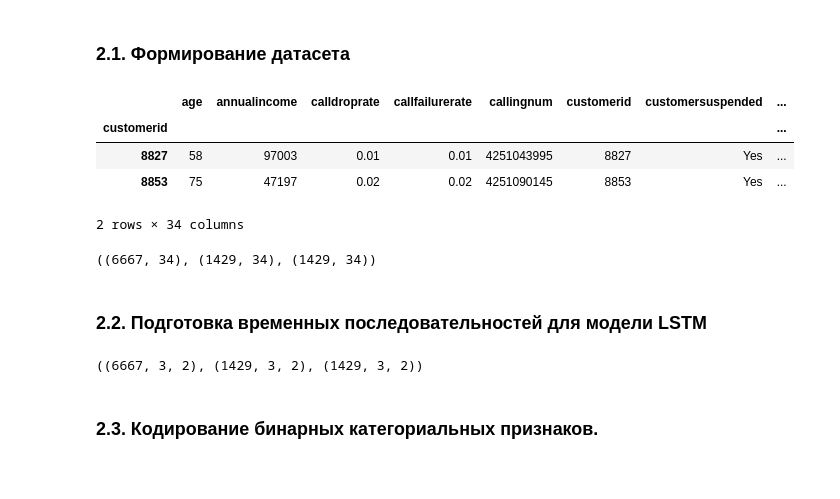
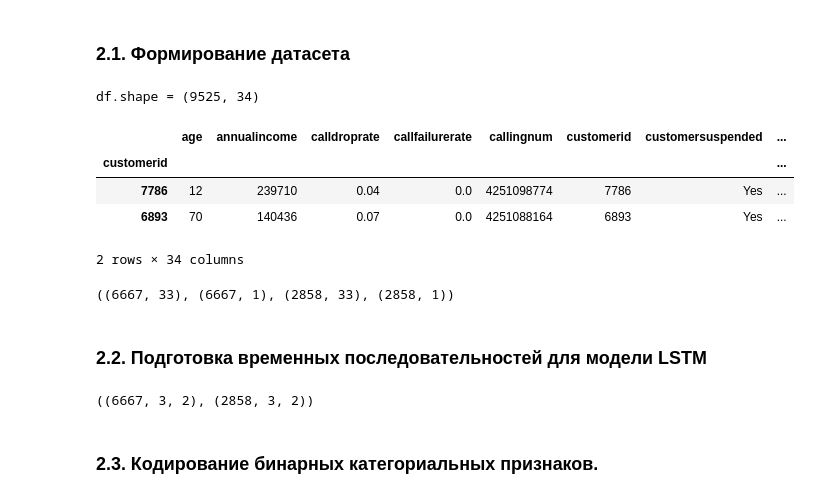
Before and after one commit to YaninaK/churn-prediction, a Jupyter notebook: notebooks/02_Baseline_model_NN.ipynb, the cells around one changed output. Drawn from its saved outputs; the diff is of its cells as text; code cells hidden in the pictures.

```diff
--- a/notebooks/02_Baseline_model_NN.ipynb
+++ b/notebooks/02_Baseline_model_NN.ipynb
@@ -53,0 +46,3 @@ ID = 'customerid'
+# %%
+data = load_data(PATH)
+data.info()
@@ -55,54 +68,22 @@ ID = 'customerid'
 ## 2. Подготовка данных
 # %% [markdown]
 ### 2.1. Формирование датасета
-# %%
-def seq_padding(x, T=3):
-  x = x.tolist()
-  if len(x) < T:
-    n = T - len(x)
-    return x + n * [0]
-  return x
-
-vars_to_drop = [
-    'totalcallduration', 'avgcallduration', 'noadditionallines', 'year', 'month',
-]
-
-def generate_dataset(df, vars_to_drop=vars_to_drop):
-  features = [i for i in df.columns if not i in vars_to_drop]
-  agg_const =  df[features].groupby(ID)[features].first()
-  agg_add = df.groupby(ID).agg(
-      no_info_1 = ('month', lambda x: 1 if x.min() > 1 else 0),
-      no_info_3 = ('month', lambda x: 1 if x.max() < 3 else 0),
-      seq_total_max = ('totalcallduration', 'max'),
-      seq_total_min = ('totalcallduration', 'min'),
-      seq_avg_max = ('avgcallduration', 'max'),
-      seq_avg_min = ('avgcallduration', 'min'),
-      seq_total_range = ('totalcallduration', lambda x: np.log(x.max()-x.min() + 1)),
-      seq_avg_range = ('avgcallduration', lambda x: np.log(x.max()-x.min() + 1)),
-      seq_total = ('totalcallduration', seq_padding),
-      seq_avg = ('avgcallduration', seq_padding),
-  )
-
-  return pd.concat([agg_const, agg_add], axis=1)
 # %%
-df = generate_dataset(df)
+df = generate_dataset(data)
+
+print(f'df.shape = {df.shape}')
 df.sample(2)
 # %% [output]
+df.shape = (9525, 34)
 |  | age | annualincome | calldroprate | callfailurerate | callingnum | customerid | customersuspended | ... |
 | customerid |  |  |  |  |  |  |  | ... |
-| 8827 | 58 | 97003 | 0.01 | 0.01 | 4251043995 | 8827 | Yes | ... |
-| 8853 | 75 | 47197 | 0.02 | 0.02 | 4251090145 | 8853 | Yes | ... |
+| 7786 | 12 | 239710 | 0.04 | 0.0 | 4251098774 | 7786 | Yes | ... |
+| 6893 | 70 | 140436 | 0.07 | 0.0 | 4251088164 | 6893 | Yes | ... |
-2 rows × 34 columns
+2 rows × 34 columns
-# %%
-train, test = train_test_split(
-    df, test_size=0.3, random_state=24, stratify=df[TARGET_NAME]
-)
-valid, test = train_test_split(
-    test, test_size=0.5, random_state=24, stratify=test[TARGET_NAME]
-)
-
-train.shape,  valid.shape, test.shape
-# %% [output]
-((6667, 34), (1429, 34), (1429, 34))
+# %%
+X_train, X_valid, y_train, y_valid = train_test_split(df)
+X_train.shape, y_train.shape, X_valid.shape, y_valid.shape
+# %% [output]
+((6667, 33), (6667, 1), (2858, 33), (2858, 1))
 # %% [markdown]
 ### 2.2. Подготовка временных последовательностей для модели LSTM
@@ -132,11 +90,10 @@ def transform_seq(df, scaler):
 # %%
-scaler, seq_train = fit_transform_seq(train)
-seq_valid = transform_seq(valid, scaler)
-seq_test = transform_seq(test, scaler)
+scaler, seq_train = fit_transform_seq(X_train)
+seq_valid = transform_seq(X_valid, scaler)
 
-seq_train.shape, seq_valid.shape, seq_test.shape
+seq_train.shape, seq_valid.shape
 # %% [output]
-((6667, 3, 2), (1429, 3, 2), (1429, 3, 2))
+((6667, 3, 2), (2858, 3, 2))
 # %% [markdown]
 ### 2.3. Кодирование бинарных категориальных признаков.
 # %%
```
Also changed, not shown: parts of 23 cells of this notebook.
